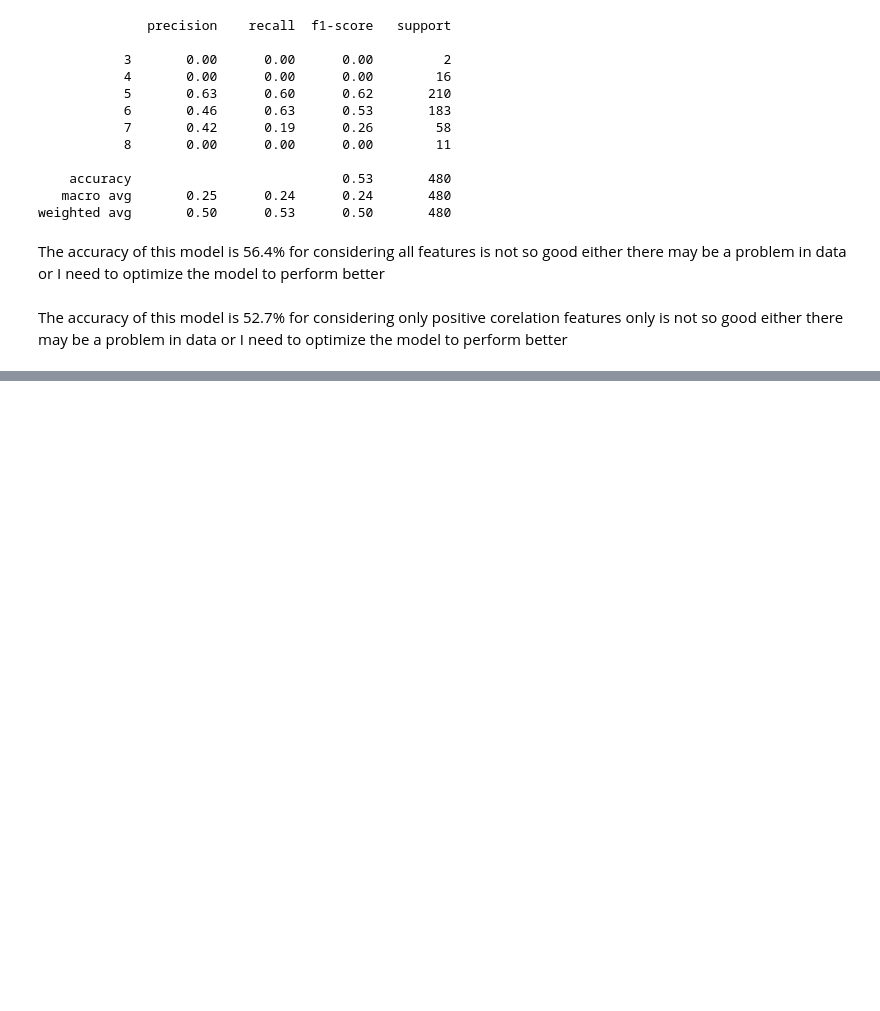
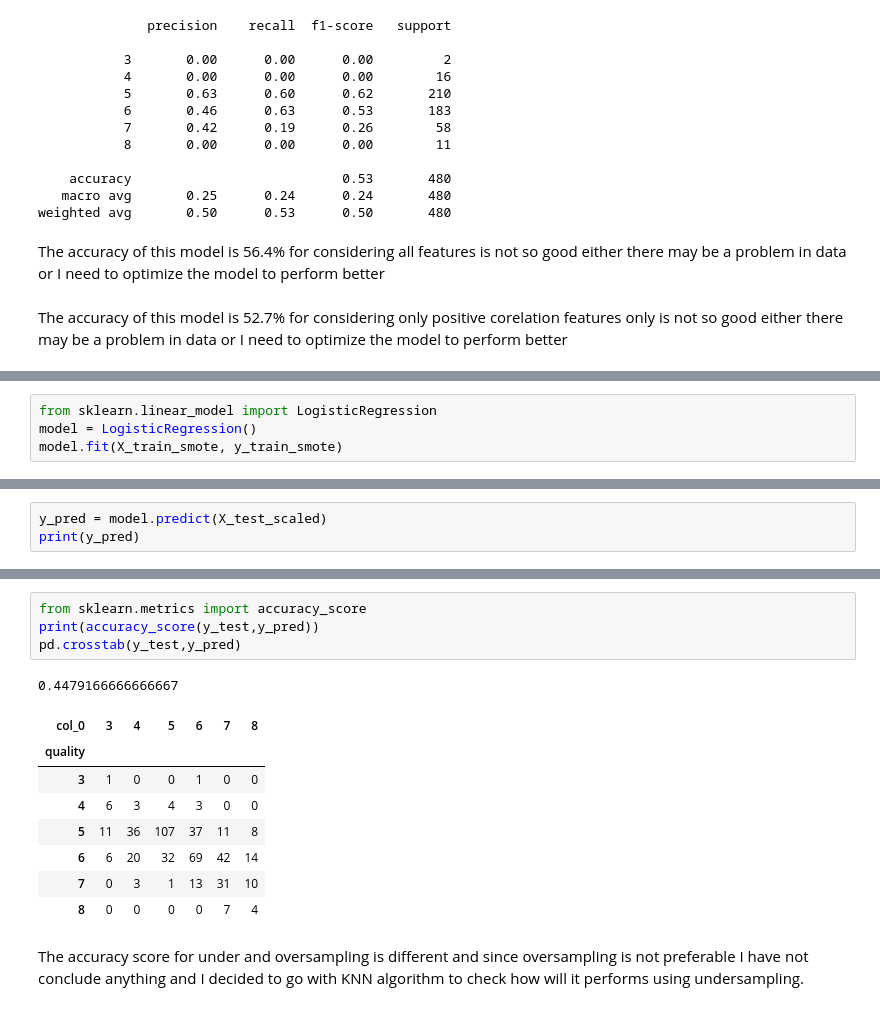
Before and after one commit to SanthoshKumarS13/Wine_quality_prediction, a Jupyter notebook: Winequality_Ml_model.ipynb, the cells around one changed output, grey strips where cells are left out. Drawn from its saved outputs; the diff is of its cells as text; blank space fills up the shorter version.

```diff
--- a/Winequality_Ml_model.ipynb
+++ b/Winequality_Ml_model.ipynb
@@ -214,0 +332,4 @@ Till now I only know linear regression and logistic regression while research th
+# %%
+from sklearn.linear_model import LogisticRegression
+model = LogisticRegression()
+model.fit(X_train_smote, y_train_smote)
@@ -214,0 +338,3 @@ Till now I only know linear regression and logistic regression while research th
+# %%
+y_pred = model.predict(X_test_scaled)
+print(y_pred)
@@ -214,0 +355,16 @@ Till now I only know linear regression and logistic regression while research th
+# %%
+from sklearn.metrics import accuracy_score
+print(accuracy_score(y_test,y_pred))
+pd.crosstab(y_test,y_pred)
+# %% [output]
+0.4479166666666667
+| col_0 | 3 | 4 | 5 | 6 | 7 | 8 |
+| quality |  |  |  |  |  |  |
+| 3 | 1 | 0 | 0 | 1 | 0 | 0 |
+| 4 | 6 | 3 | 4 | 3 | 0 | 0 |
+| 5 | 11 | 36 | 107 | 37 | 11 | 8 |
+| 6 | 6 | 20 | 32 | 69 | 42 | 14 |
+| 7 | 0 | 3 | 1 | 13 | 31 | 10 |
+| 8 | 0 | 0 | 0 | 0 | 7 | 4 |
+# %% [markdown]
+The accuracy score for under and oversampling is different and since oversampling is not preferable I have not conclude anything and I decided to go with KNN algorithm to check how will it performs using undersampling.
```
Also changed, not shown: parts of 20 cells of this notebook.
